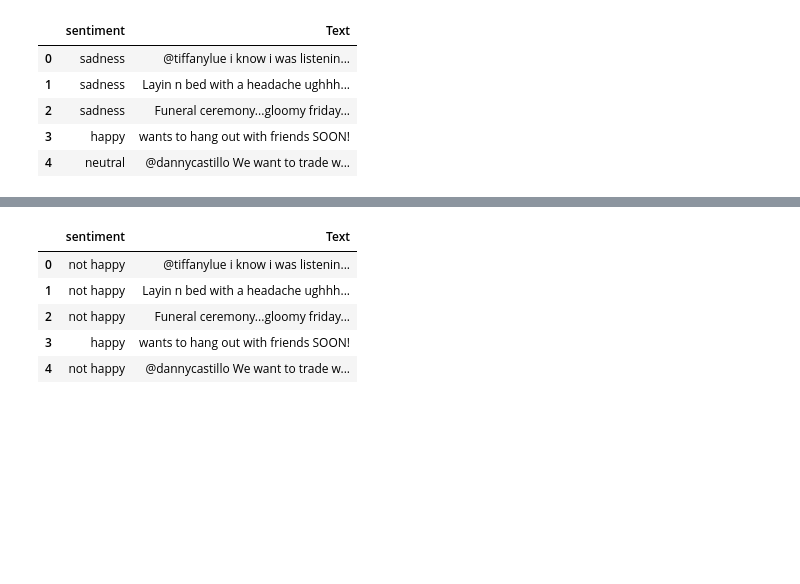
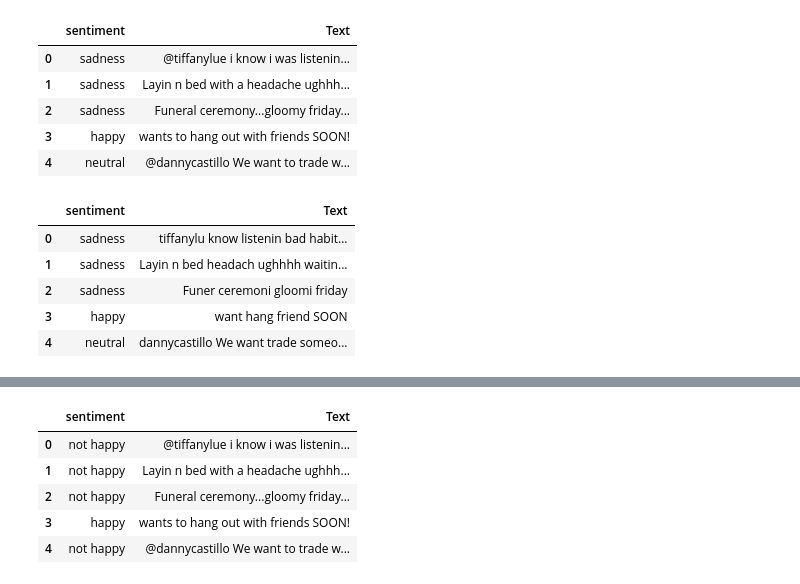
Before and after one commit to ianc12/EmotionsDataProject, a Jupyter notebook: Sneha/Predict_OVO_SVM.ipynb, the cells around one changed output, grey strips where cells are left out. Cells and saved outputs as stored; diff of their text form; code cells hidden in the pictures; blank space fills up the shorter version.

```diff
--- a/Sneha/Predict_OVO_SVM.ipynb
+++ b/Sneha/Predict_OVO_SVM.ipynb
@@ -36,3 +36,27 @@ def cleanText(text):
     return output
 # %%
 df.Text = df.Text.apply(lambda x: cleanText(x))
+# %%
+import re
+df['Text'] = df['Text'].apply(lambda x: re.sub("(@[A-Za-z0-9]+)|([^A-Za-z \t])|(\w+:\/\/\S+)",'',x))
+df.dropna(inplace=True)
+# %%
+import snowballstemmer
+ss = snowballstemmer.stemmer('english')
+def replace(x):
+    words = x.split()
+    newtext = ''
+    for w in words:
+        n = ss.stemWord(w)
+        newtext += n
+        newtext += " "
+    return newtext
+df['Text'] = df['Text'].apply(lambda x: replace(x))
+df.head()
+# %% [output]
+|  | sentiment | Text |
+| 0 | sadness | tiffanylu know listenin bad habit... |
+| 1 | sadness | Layin n bed headach ughhhh waitin... |
+| 2 | sadness | Funer ceremoni gloomi friday |
+| 3 | happy | want hang friend SOON |
+| 4 | neutral | dannycastillo We want trade someo... |
```
Also changed, not shown: parts of 24 cells of this notebook.
